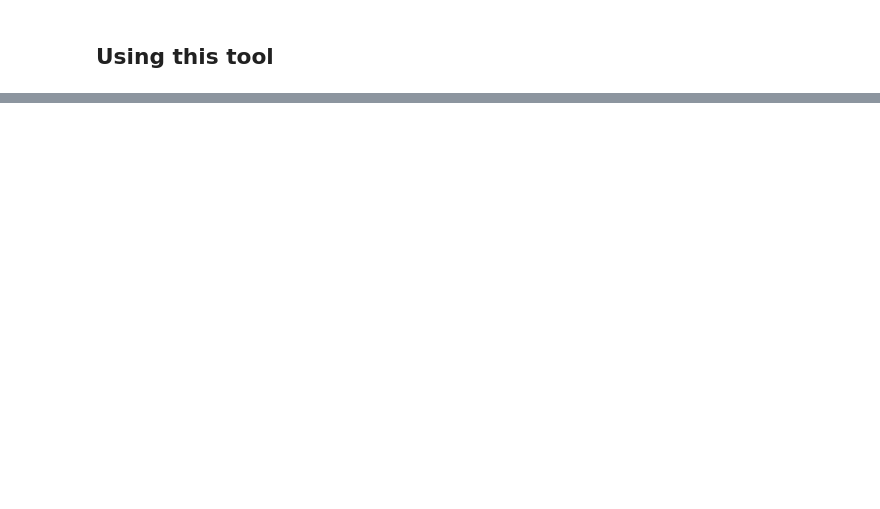
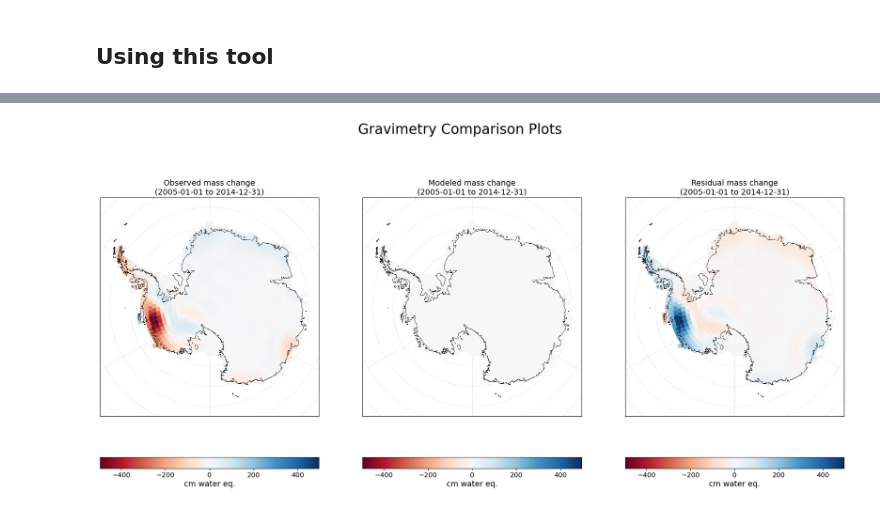
Before and after one commit to erikasy23/CmCt, a Jupyter notebook: notebooks/Gravimetry/GISmodel_onto_GSFCmascons.ipynb, the cells around one changed output, grey strips where cells are left out. Saved outputs shown, nothing was run; the diff lists cells and outputs as text; code cells hidden in the pictures; blank space fills up the shorter version.

```diff
--- a/notebooks/Gravimetry/GISmodel_onto_GSFCmascons.ipynb
+++ b/notebooks/Gravimetry/GISmodel_onto_GSFCmascons.ipynb
@@ -103,4 +28,0 @@ polar_stereographic = ccrs.Stereographic(
-# %%
-# start and end dates for model/observation comparison
-start_date = '2004-01-01' # 'YYYY-MM-DD'
-end_date = '2014-01-01' # 'YYYY-MM-DD'
@@ -491,5 +28,0 @@ def update_progress(progress):
-# %%
-# Process
-file_name=Datadir+model_file
-# runProcessing(file_name)
-runProcessing(file_name, output_filename=output_nc_filename)
@@ -505,0 +136,6 @@ Data written to /home/jovyan/CmCt/RUNS/rbasnet_20240522T191229/CMCT_rbasnet_2024
+# %%
+# Ice sheet
+loc=icesheet_widget.value
+
+## Download latest mascon file flag and  if flag is Flase delete old file
+download_masconfile_flag='True'
@@ -505,0 +145,2 @@ Data written to /home/jovyan/CmCt/RUNS/rbasnet_20240522T191229/CMCT_rbasnet_2024
+# %%
+polar_stereographic=set_projection(loc)
@@ -505,0 +204,64 @@ Data written to /home/jovyan/CmCt/RUNS/rbasnet_20240522T191229/CMCT_rbasnet_2024
+# %%
+# Run in Ghub
+if system_flag == 'ghub':
+
+    # Called when all files finish uploading
+    def done_cb(w, name):
+        # output_widget.clear_output()
+        # with output_widget:
+        print("%s uploaded" % name[0])
+        global file_name
+        file_name = name[0]
+        uploaded_data.layout.visibility = 'visible'
+        uploaded_data.disabled = False
+        # reset clears and re-enables the widget for more uploads
+        w.reset()
+
+    # Called on click of Plot Data button:
+    # run the processing then plot the uploaded data
+    def uploaded_cb(b):
+        uploaded_data.disabled = True
+        f.visible = False
+        status = runProcessing(Mascon_data_path,file_name,system_flag,start_date,end_date,polar_stereographic,loc,output_widget)
+        #if status != 'Failed':
+        if status is  None:
+            uploaded_data.disabled = True
+        f.visible = True
+
+    #CMCT File Upload
+    # Plot button for uploaded data
+    uploaded_data = widgets.Button(
+    description = 'Plot Data',
+    button_style = 'info',
+    layout = widgets.Layout(visibility = 'hidden'))
+    # tie the event handler to the button:
+    uploaded_data.on_click(uploaded_cb)
+
+    output_widget = widgets.Output()
+
+    # Upload button for input data
+    global upload_directory
+    upload_directory = 'data'
+    f = FileUpload('',
+     'Please Upload Your File',
+    dir=upload_directory,
+    cb=done_cb,
+    maxsize='150M',
+    width = '350px')
+
+    # display plots
+    display(output_widget)
+
+    # Display file upload widget
+    display(f)
+
+    # Display plotting button for uploaded data
+    display(uploaded_data)
+
+# Run in Cryocloud
+else:
+
+    # Process
+    file_name=nc_file_name
+    runProcessing(Mascon_data_path_dir,file_name,system_flag,start_date,end_date,polar_stereographic,loc)
+# %% [output]
@@ -505,0 +274 @@ Data written to /home/jovyan/CmCt/RUNS/rbasnet_20240522T191229/CMCT_rbasnet_2024
+[figure, added]
```
Also changed, not shown: parts of 44 cells of this notebook.
